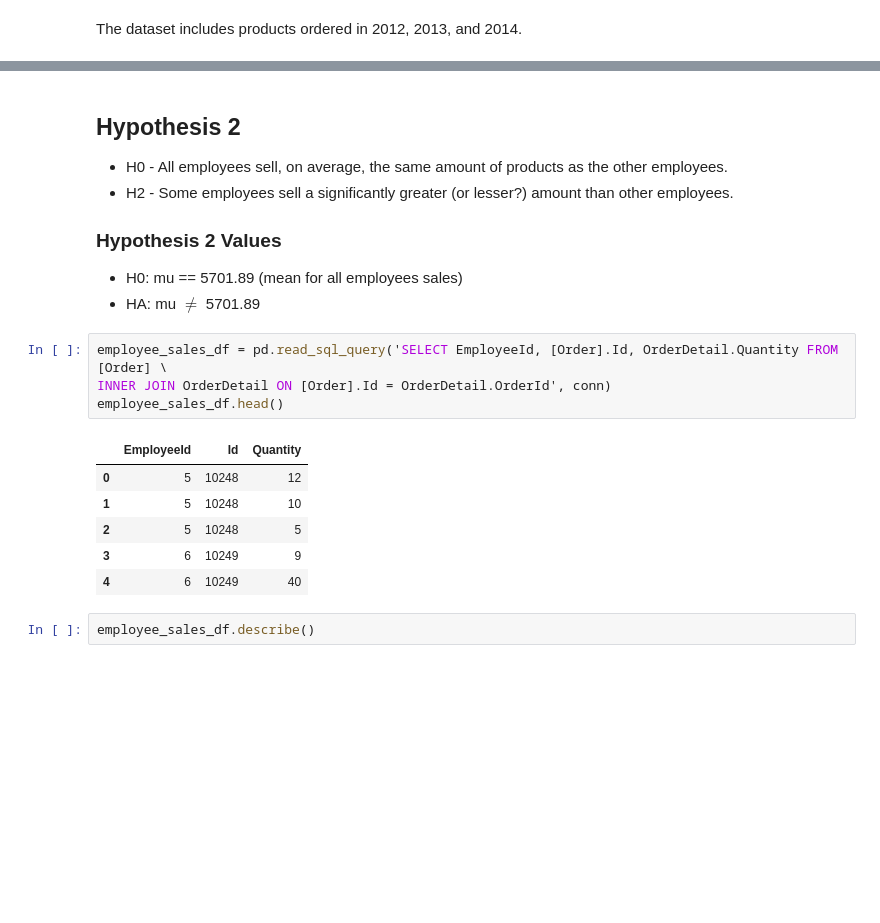
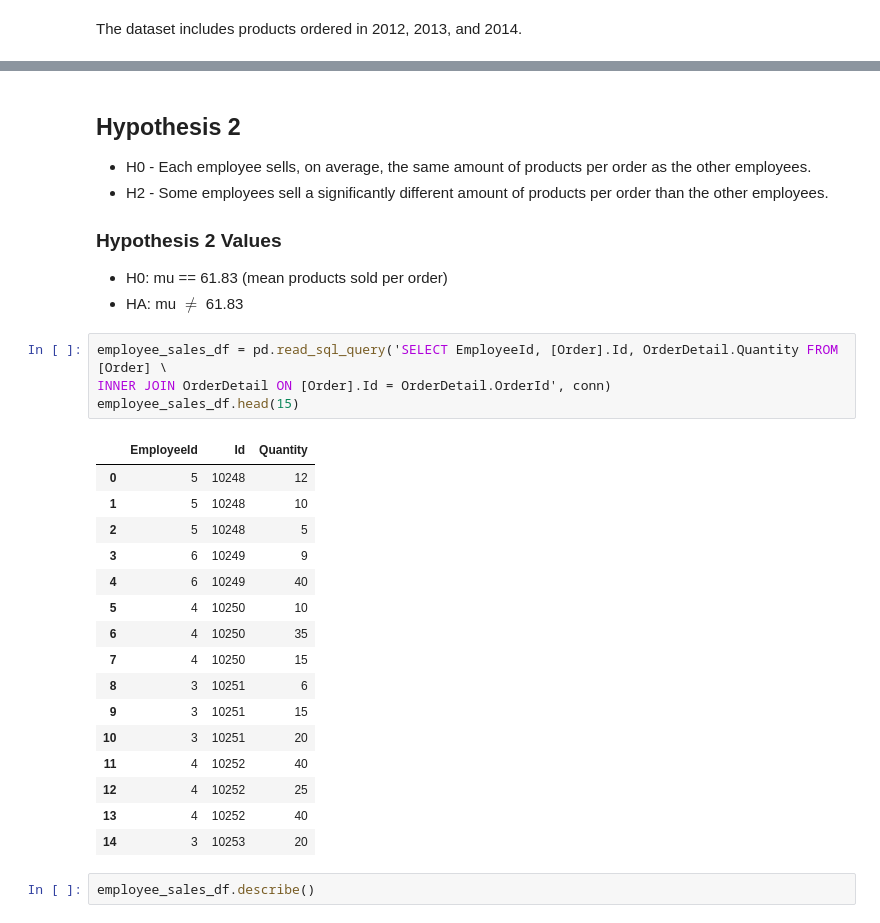
Before and after one commit to MagicMilly/dsc-2-final-project-online-ds-ft-100118, a Jupyter notebook: student.ipynb, the cells around one changed output, grey strips where cells are left out. Cells and saved outputs as stored; diff of their text form; blank space fills up the shorter version.

```diff
--- a/student.ipynb
+++ b/student.ipynb
@@ -383,22 +395,32 @@ The dataset includes products ordered in 2012, 2013, and 2014.
 # %% [markdown]
 ## Hypothesis 2
-* H0 - All employees sell, on average, the same amount of products as the other employees.
-* H2 - Some employees sell a significantly greater (or lesser?) amount than other employees.
+* H0 - Each employee sells, on average, the same amount of products per order as the other employees.
+* H2 - Some employees sell a significantly different amount of products per order than the other employees.
 
 ### Hypothesis 2 Values
-* H0: mu == 5701.89 (mean for all employees sales)
-* HA: mu $\neq$ 5701.89
+* H0: mu == 61.83 (mean products sold per order)
+* HA: mu $\neq$ 61.83
 # %%
 employee_sales_df = pd.read_sql_query('SELECT EmployeeId, [Order].Id, OrderDetail.Quantity FROM [Order] \
 INNER JOIN OrderDetail ON [Order].Id = OrderDetail.OrderId', conn)
-employee_sales_df.head()
+employee_sales_df.head(15)
 # %% [output]
 |  | EmployeeId | Id | Quantity |
 | 0 | 5 | 10248 | 12 |
 | 1 | 5 | 10248 | 10 |
 | 2 | 5 | 10248 | 5 |
 | 3 | 6 | 10249 | 9 |
 | 4 | 6 | 10249 | 40 |
+| 5 | 4 | 10250 | 10 |
+| 6 | 4 | 10250 | 35 |
+| 7 | 4 | 10250 | 15 |
+| 8 | 3 | 10251 | 6 |
+| 9 | 3 | 10251 | 15 |
+| 10 | 3 | 10251 | 20 |
+| 11 | 4 | 10252 | 40 |
+| 12 | 4 | 10252 | 25 |
+| 13 | 4 | 10252 | 40 |
+| 14 | 3 | 10253 | 20 |
 # %%
 employee_sales_df.describe()
 # %% [output]
```
Also changed, not shown: parts of 20 cells of this notebook.
